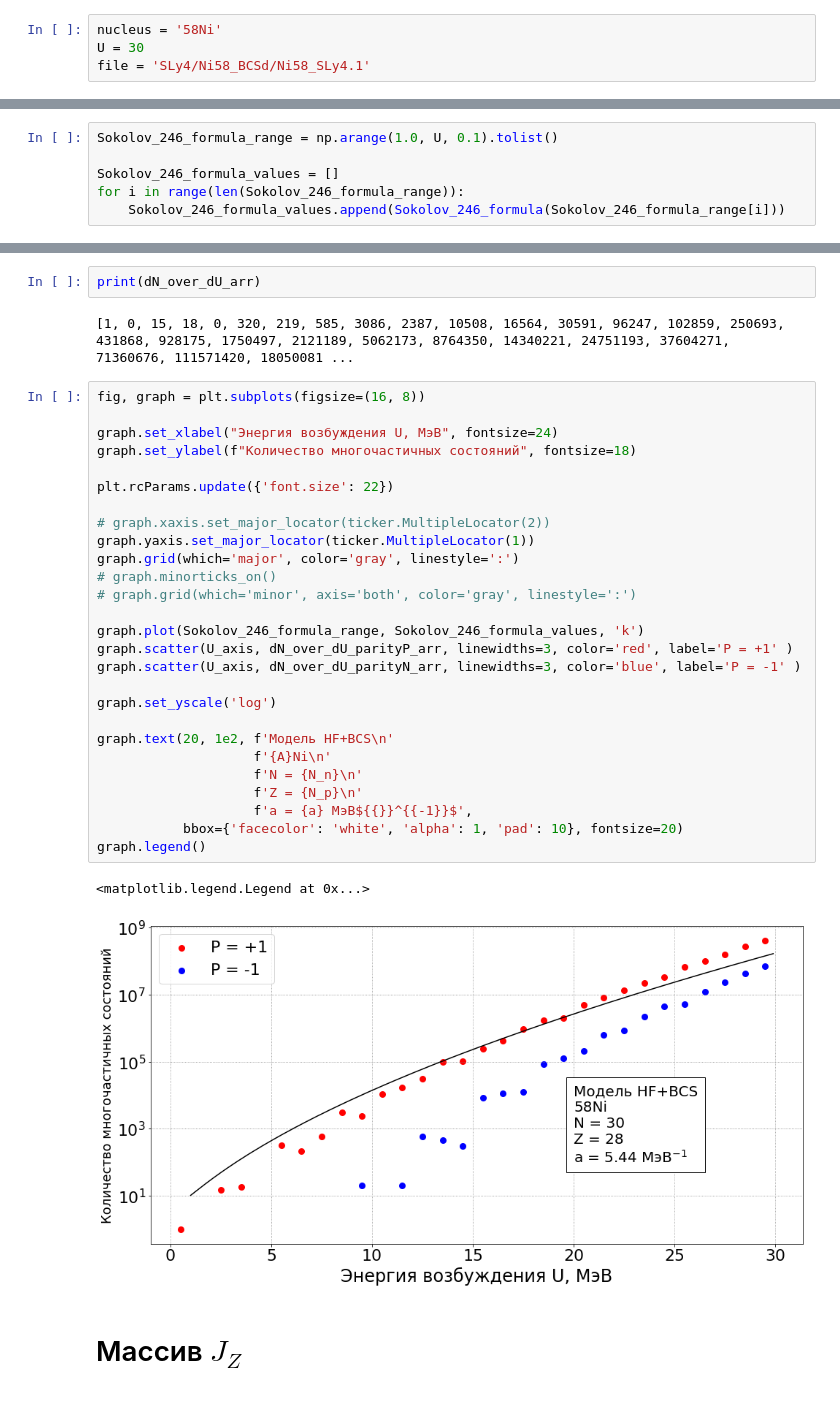
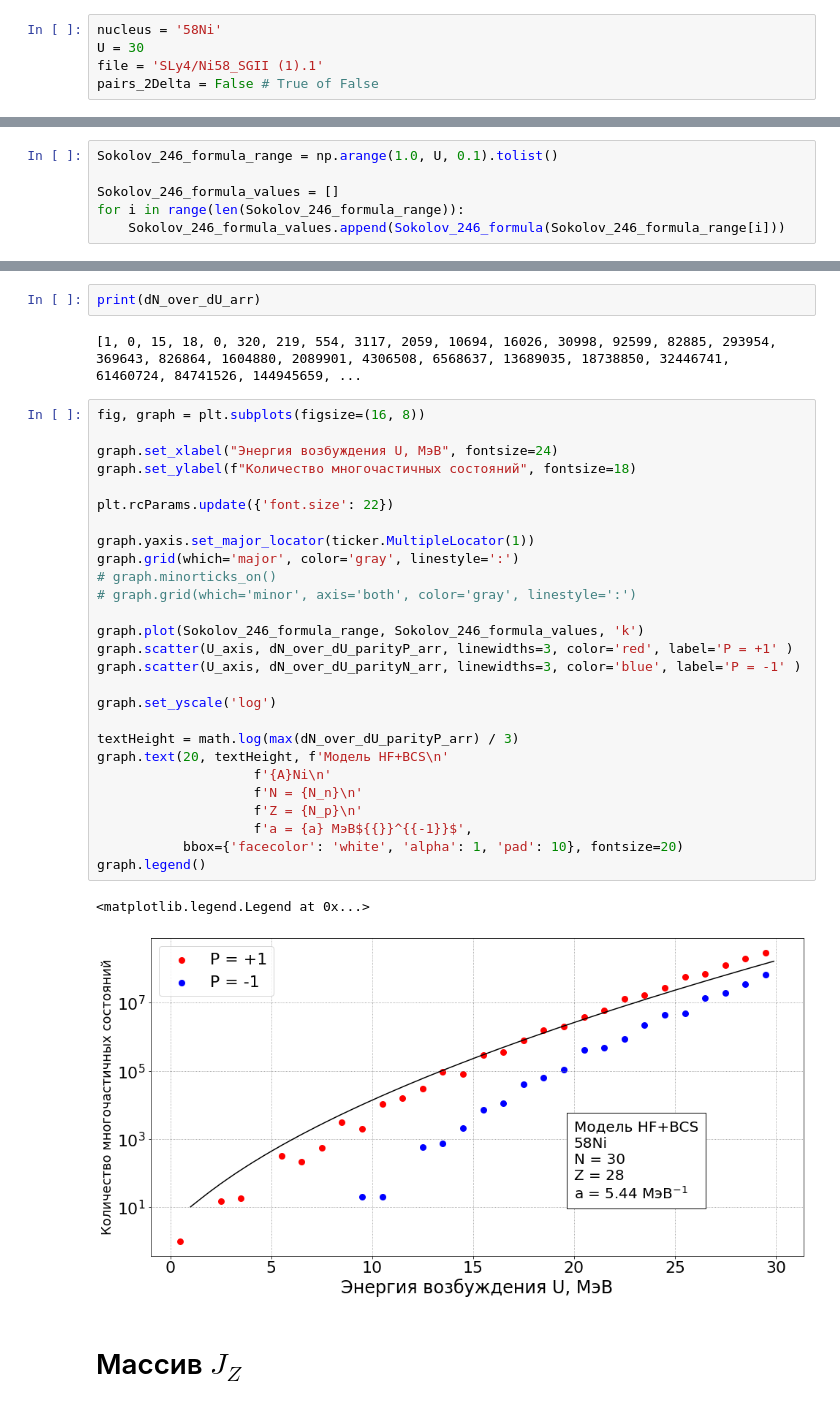
Before and after one commit to leonidtrofimov001/Level-Density, a Jupyter notebook: project_pairing HF_BCS.ipynb, the cells around one changed output, grey strips where cells are left out. Saved outputs shown, nothing was run; the diff lists cells and outputs as text.

```diff
--- a/project_pairing HF_BCS.ipynb
+++ b/project_pairing HF_BCS.ipynb
@@ -85,7 +91,8 @@ import re
 # %%
 nucleus = '58Ni'
 U = 30
-file = 'SLy4/Ni58_BCSd/Ni58_SLy4.1'
+file = 'SLy4/Ni58_SGII (1).1'
+pairs_2Delta = False # True of False
 # %%
 # Определение массового числа [A], числа протонов [N_p] и нейтронов [N_n] из [nucleus]
 
@@ -810,37 +810,37 @@ graph.legend()
 # %%
 print(dN_over_dU_arr)
 # %% [output]
-[1, 0, 15, 18, 0, 320, 219, 585, 3086, 2387, 10508, 16564, 30591, 96247, 102859, 250693, 431868, 928175, 1750497, 2121189, 5062173, 8764350, 14340221, 24751193, 37604271, 71360676, 111571420, 18050081 ...
+[1, 0, 15, 18, 0, 320, 219, 554, 3117, 2059, 10694, 16026, 30998, 92599, 82885, 293954, 369643, 826864, 1604880, 2089901, 4306508, 6568637, 13689035, 18738850, 32446741, 61460724, 84741526, 144945659, ...
 # %%
 fig, graph = plt.subplots(figsize=(16, 8))
 
 graph.set_xlabel("Энергия возбуждения U, МэВ", fontsize=24)
 graph.set_ylabel(f"Количество многочастичных состояний", fontsize=18)
 
 plt.rcParams.update({'font.size': 22})
 
-# graph.xaxis.set_major_locator(ticker.MultipleLocator(2))
 graph.yaxis.set_major_locator(ticker.MultipleLocator(1))
 graph.grid(which='major', color='gray', linestyle=':')
 # graph.minorticks_on()
 # graph.grid(which='minor', axis='both', color='gray', linestyle=':')
 
 graph.plot(Sokolov_246_formula_range, Sokolov_246_formula_values, 'k')
 graph.scatter(U_axis, dN_over_dU_parityP_arr, linewidths=3, color='red', label='P = +1' )
 graph.scatter(U_axis, dN_over_dU_parityN_arr, linewidths=3, color='blue', label='P = -1' )
 
 graph.set_yscale('log')
 
-graph.text(20, 1e2, f'Модель HF+BCS\n'
+textHeight = math.log(max(dN_over_dU_parityP_arr) / 3)
+graph.text(20, textHeight, f'Модель HF+BCS\n'
                     f'{A}Ni\n'
                     f'N = {N_n}\n'
                     f'Z = {N_p}\n'
                     f'a = {a} МэВ${{}}^{{-1}}$',
            bbox={'facecolor': 'white', 'alpha': 1, 'pad': 10}, fontsize=20)
 graph.legend()
 # %% [output]
 <matplotlib.legend.Legend at 0x...>
-[figure, old version]
+[figure, new version]
 # %% [markdown]
 # Массив $J_Z$
 # %%
```
Also changed, not shown: parts of 17 cells of this notebook.
